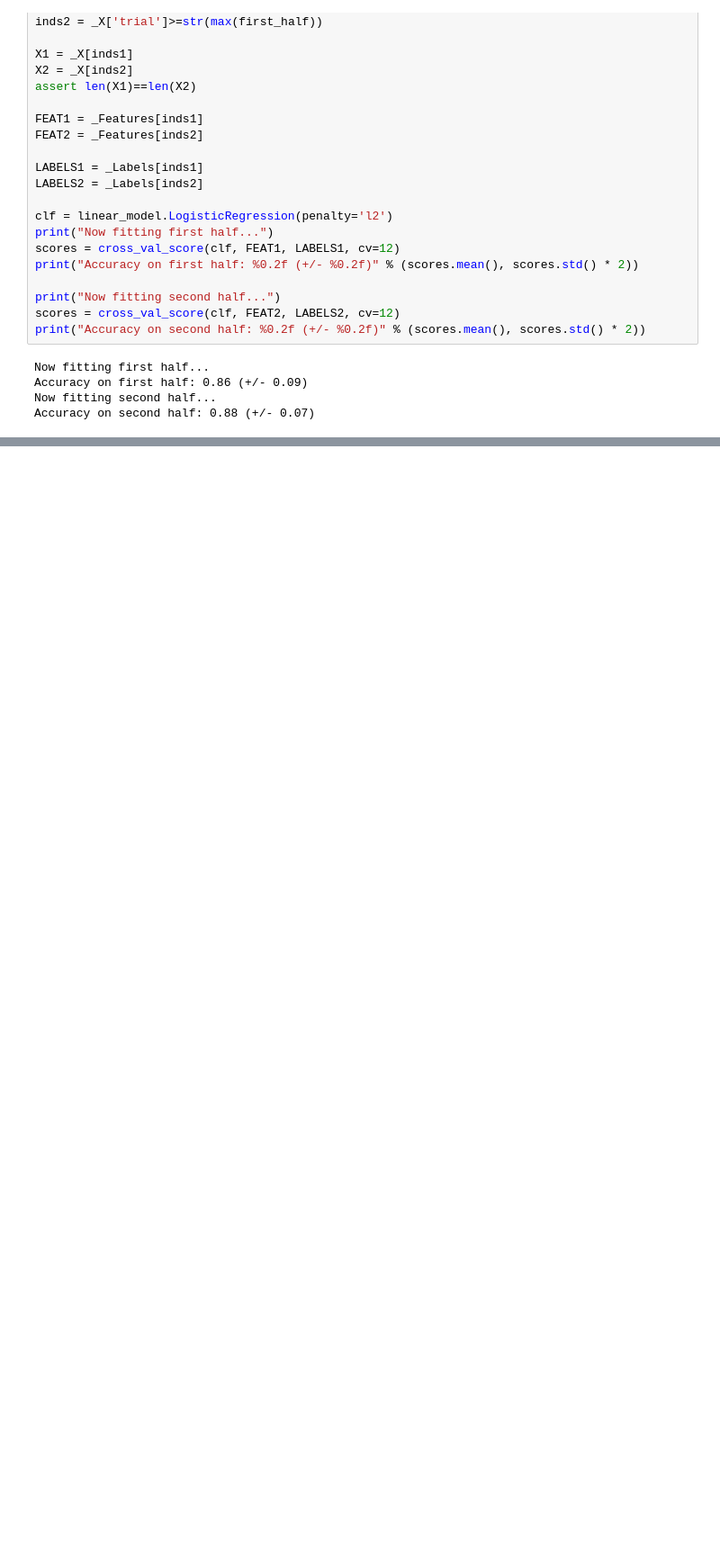
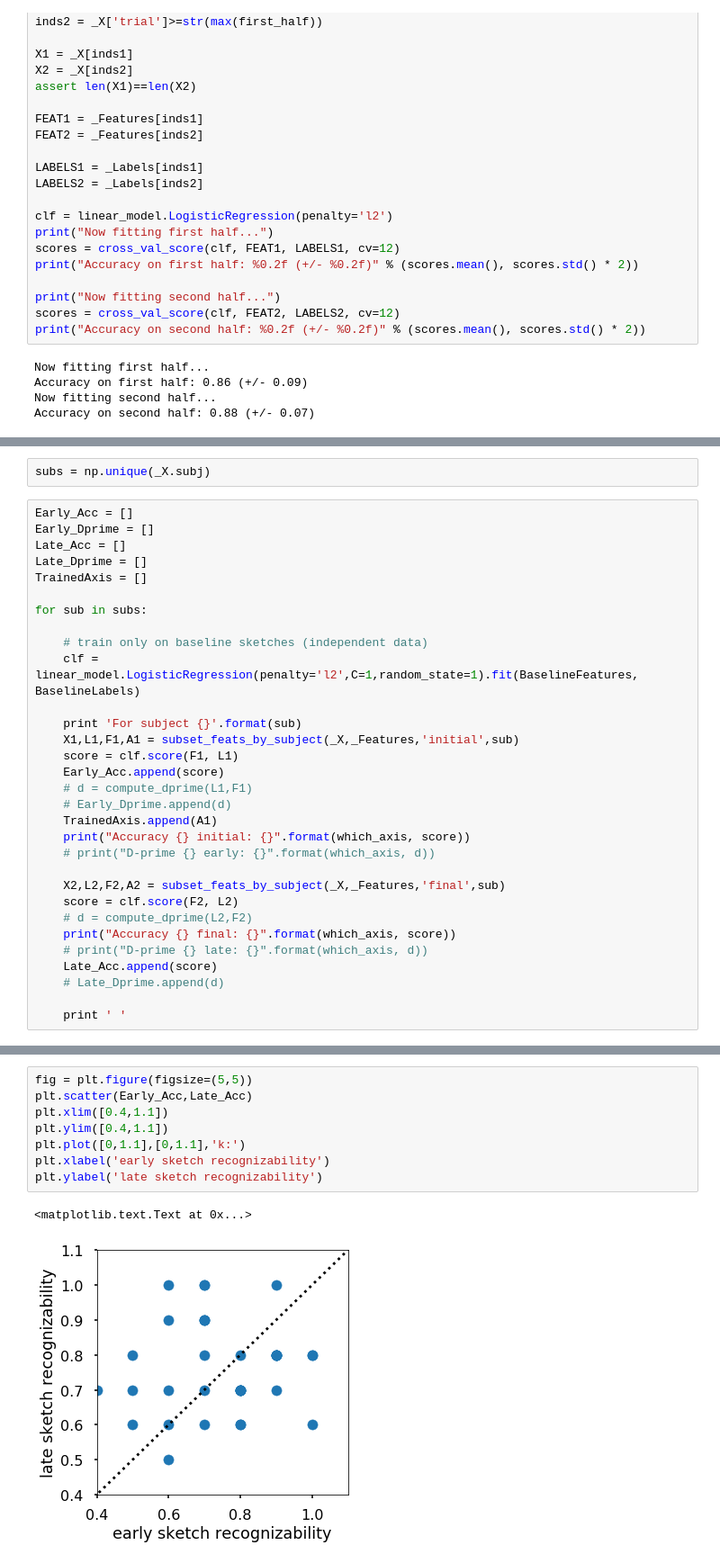
Before and after one commit to judithfan/sketchfeat, a Jupyter notebook: sketch_feature_analysis_Judy.ipynb, the cells around one changed output, grey strips where cells are left out. Shown at 90% size. Saved outputs shown, nothing was run; the diff lists cells and outputs as text; blank space fills up the shorter version.

```diff
--- a/sketch_feature_analysis_Judy.ipynb
+++ b/sketch_feature_analysis_Judy.ipynb
@@ -533,0 +688,33 @@ plt.ylabel('late d-prime')
+# %%
+subs = np.unique(_X.subj)
+# %%
+Early_Acc = []
+Early_Dprime = []
+Late_Acc = []
+Late_Dprime = []
+TrainedAxis = []
+
+for sub in subs:
+
+    # train only on baseline sketches (independent data)
+    clf = linear_model.LogisticRegression(penalty='l2',C=1,random_state=1).fit(BaselineFeatures, BaselineLabels)
+
+    print 'For subject {}'.format(sub)
+    X1,L1,F1,A1 = subset_feats_by_subject(_X,_Features,'initial',sub)
+    score = clf.score(F1, L1)
+    Early_Acc.append(score)
+    # d = compute_dprime(L1,F1)
+    # Early_Dprime.append(d)
+    TrainedAxis.append(A1)
+    print("Accuracy {} initial: {}".format(which_axis, score))
+    # print("D-prime {} early: {}".format(which_axis, d))
+
+    X2,L2,F2,A2 = subset_feats_by_subject(_X,_Features,'final',sub)
+    score = clf.score(F2, L2)
+    # d = compute_dprime(L2,F2)
+    print("Accuracy {} final: {}".format(which_axis, score))
+    # print("D-prime {} late: {}".format(which_axis, d))
+    Late_Acc.append(score)
+    # Late_Dprime.append(d)
+
+    print ' '
@@ -533,0 +744,11 @@ plt.ylabel('late d-prime')
+# %%
+fig = plt.figure(figsize=(5,5))
+plt.scatter(Early_Acc,Late_Acc)
+plt.xlim([0.4,1.1])
+plt.ylim([0.4,1.1])
+plt.plot([0,1.1],[0,1.1],'k:')
+plt.xlabel('early sketch recognizability')
+plt.ylabel('late sketch recognizability')
+# %% [output]
+<matplotlib.text.Text at 0x...>
+[figure, added]
```
Also changed, not shown: parts of 48 cells of this notebook.
